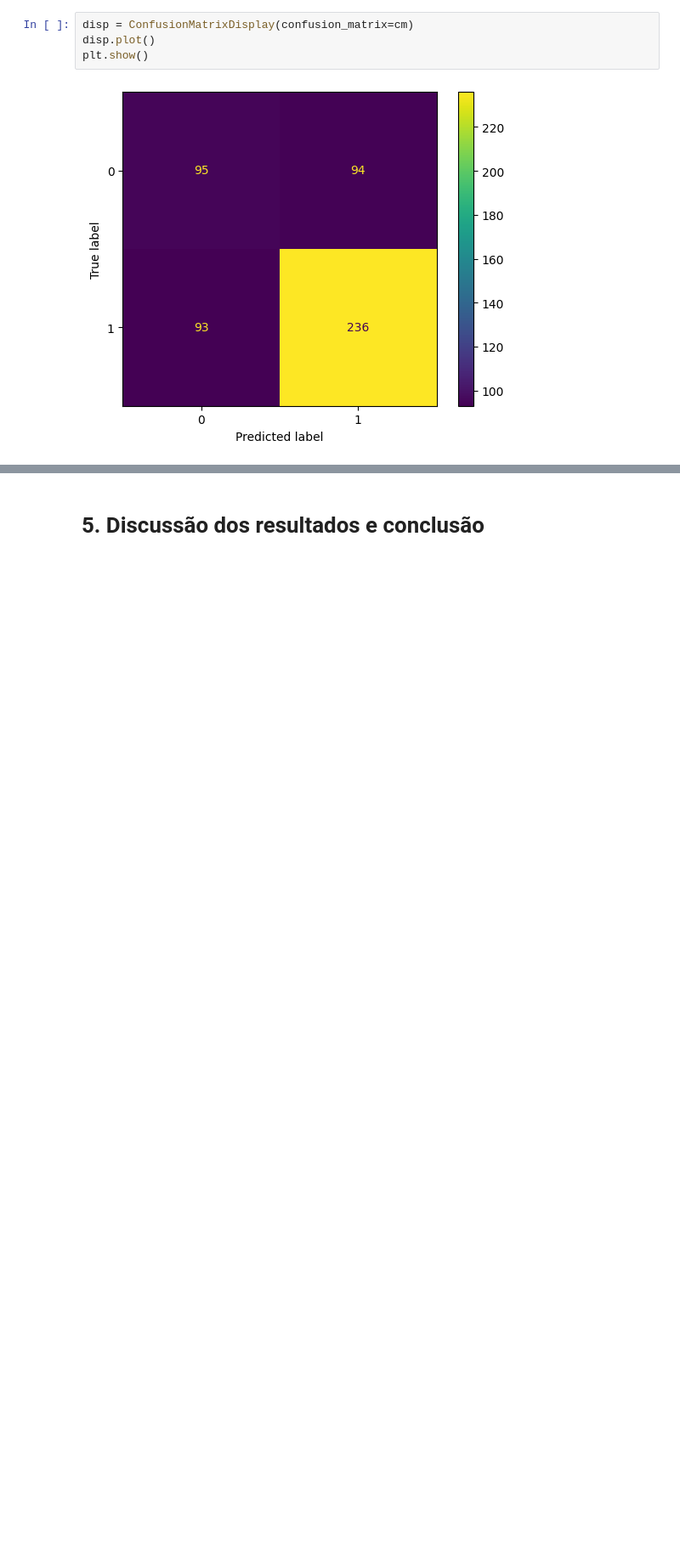
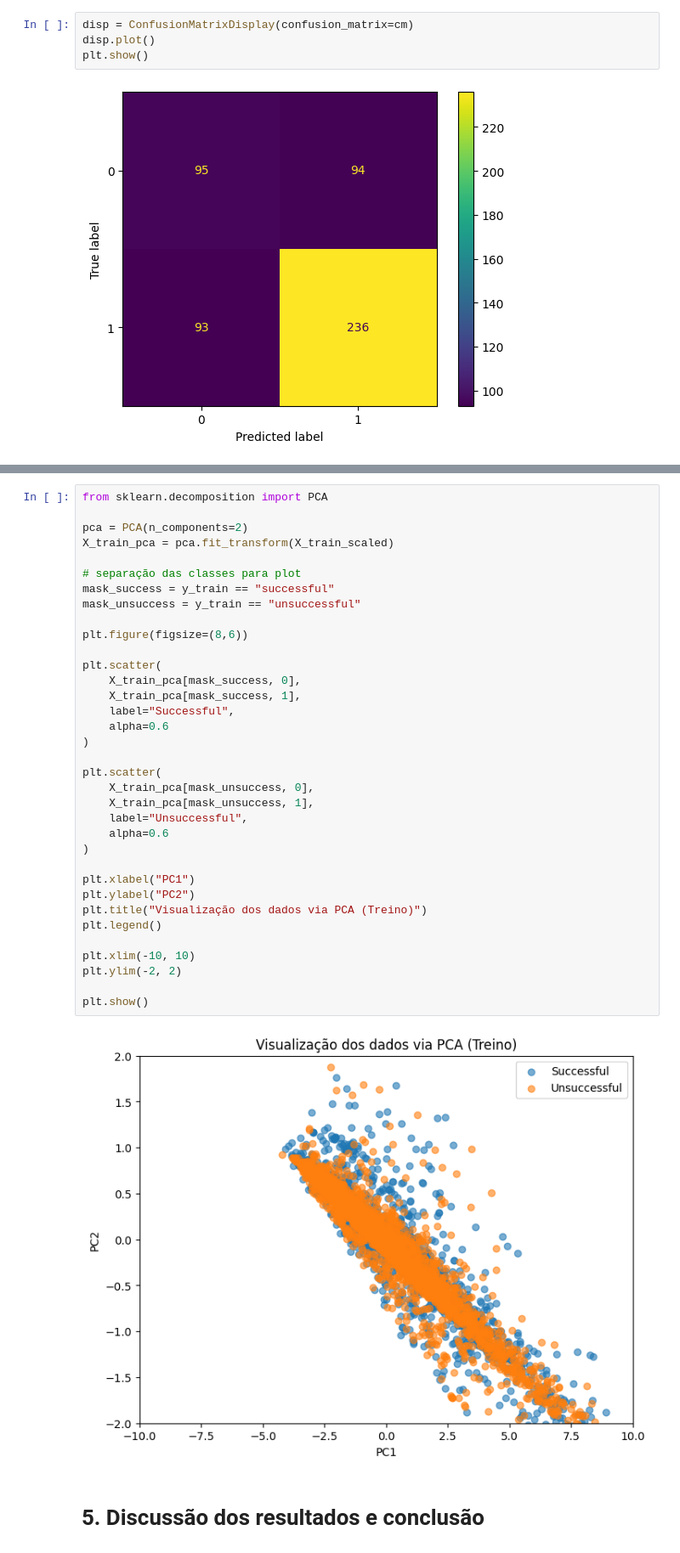
Before and after one commit to NatanielMarques14/HW3-ICA-2025.2, a Jupyter notebook: code/modelo_nao_linear1.ipynb, the cells around one changed output, grey strips where cells are left out. Shown at 85% size. Saved outputs shown, nothing was run; the diff lists cells and outputs as text; blank space fills up the shorter version.

```diff
--- a/code/modelo_nao_linear1.ipynb
+++ b/code/modelo_nao_linear1.ipynb
@@ -120,2 +161,39 @@ plt.show()
+# %%
+from sklearn.decomposition import PCA
+
+pca = PCA(n_components=2)
+X_train_pca = pca.fit_transform(X_train_scaled)
+
+# separação das classes para plot
+mask_success = y_train == "successful"
+mask_unsuccess = y_train == "unsuccessful"
+
+plt.figure(figsize=(8,6))
+
+plt.scatter(
+    X_train_pca[mask_success, 0],
+    X_train_pca[mask_success, 1],
+    label="Successful",
+    alpha=0.6
+)
+
+plt.scatter(
+    X_train_pca[mask_unsuccess, 0],
+    X_train_pca[mask_unsuccess, 1],
+    label="Unsuccessful",
+    alpha=0.6
+)
+
+plt.xlabel("PC1")
+plt.ylabel("PC2")
+plt.title("Visualização dos dados via PCA (Treino)")
+plt.legend()
+
+plt.xlim(-10, 10)
+plt.ylim(-2, 2)
+
+plt.show()
+# %% [output]
+[figure, added]
 # %% [markdown]
 # 5. Discussão dos resultados e conclusão
```
Also changed, not shown: parts of 12 cells of this notebook.
